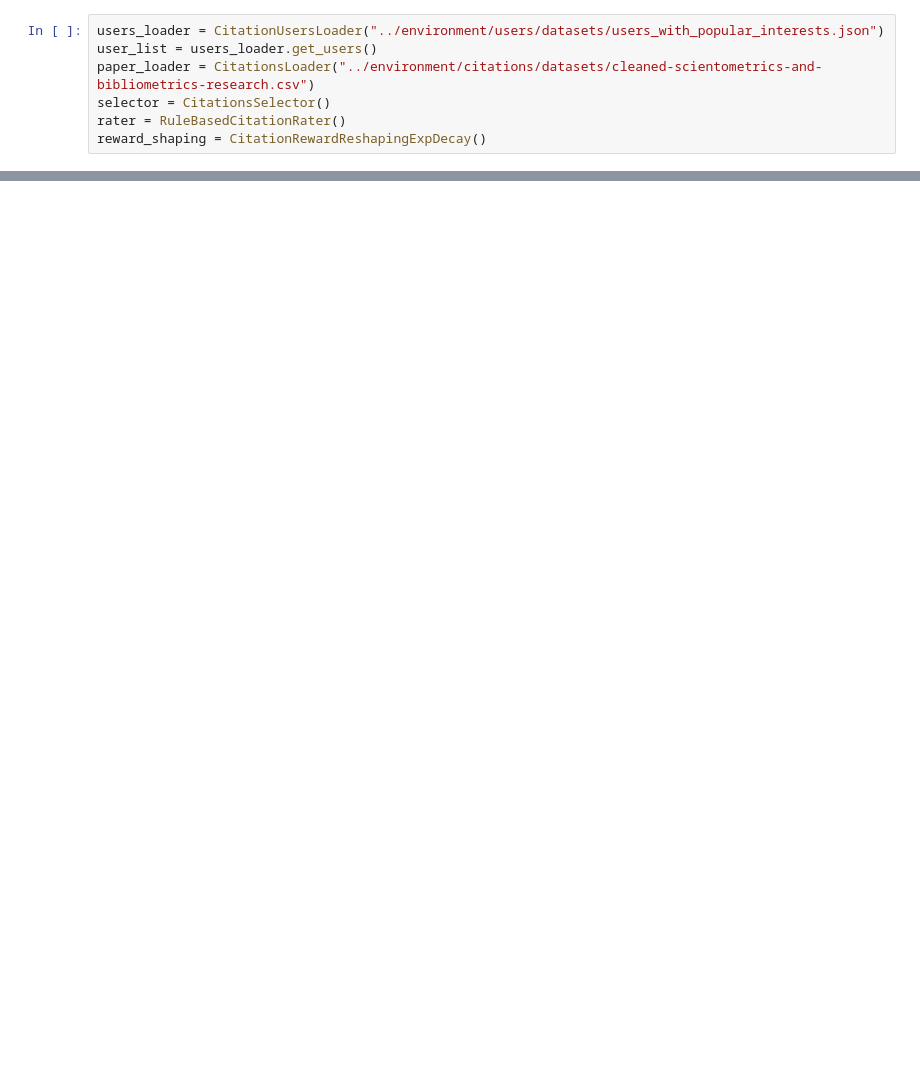
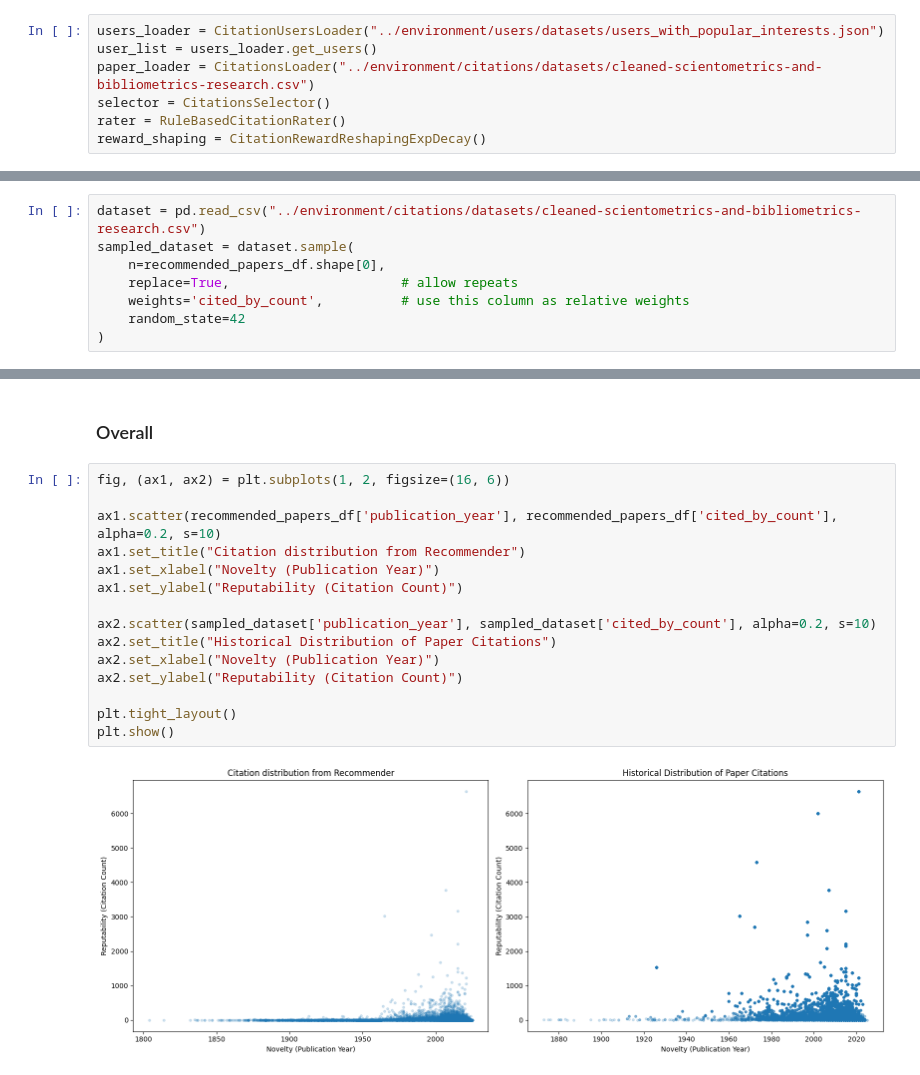
Before and after one commit to Assylnur/SUBER, a Jupyter notebook: notebooks/user_env_A2C.ipynb, the cells around one changed output, grey strips where cells are left out. Drawn from its saved outputs; the diff is of its cells as text; blank space fills up the shorter version.

```diff
--- a/notebooks/user_env_A2C.ipynb
+++ b/notebooks/user_env_A2C.ipynb
@@ -125,0 +217,8 @@ plot_rewards(user_rewards)
+# %%
+dataset = pd.read_csv("../environment/citations/datasets/cleaned-scientometrics-and-bibliometrics-research.csv")
+sampled_dataset = dataset.sample(
+    n=recommended_papers_df.shape[0],
+    replace=True,                      # allow repeats
+    weights='cited_by_count',          # use this column as relative weights
+    random_state=42
+)
@@ -125,0 +298,19 @@ plot_rewards(user_rewards)
+# %% [markdown]
+### Overall
+# %%
+fig, (ax1, ax2) = plt.subplots(1, 2, figsize=(16, 6))
+
+ax1.scatter(recommended_papers_df['publication_year'], recommended_papers_df['cited_by_count'], alpha=0.2, s=10)
+ax1.set_title("Citation distribution from Recommender")
+ax1.set_xlabel("Novelty (Publication Year)")
+ax1.set_ylabel("Reputability (Citation Count)")
+
+ax2.scatter(sampled_dataset['publication_year'], sampled_dataset['cited_by_count'], alpha=0.2, s=10)
+ax2.set_title("Historical Distribution of Paper Citations")
+ax2.set_xlabel("Novelty (Publication Year)")
+ax2.set_ylabel("Reputability (Citation Count)")
+
+plt.tight_layout()
+plt.show()
+# %% [output]
+[figure, added]
```
Also changed, not shown: parts of 18 cells of this notebook, 33 other files.
